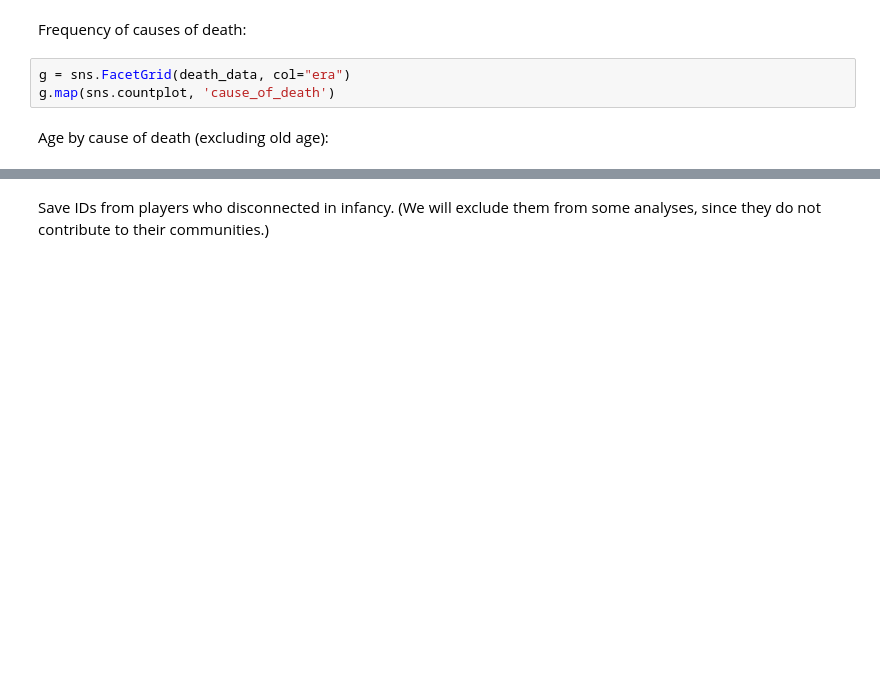
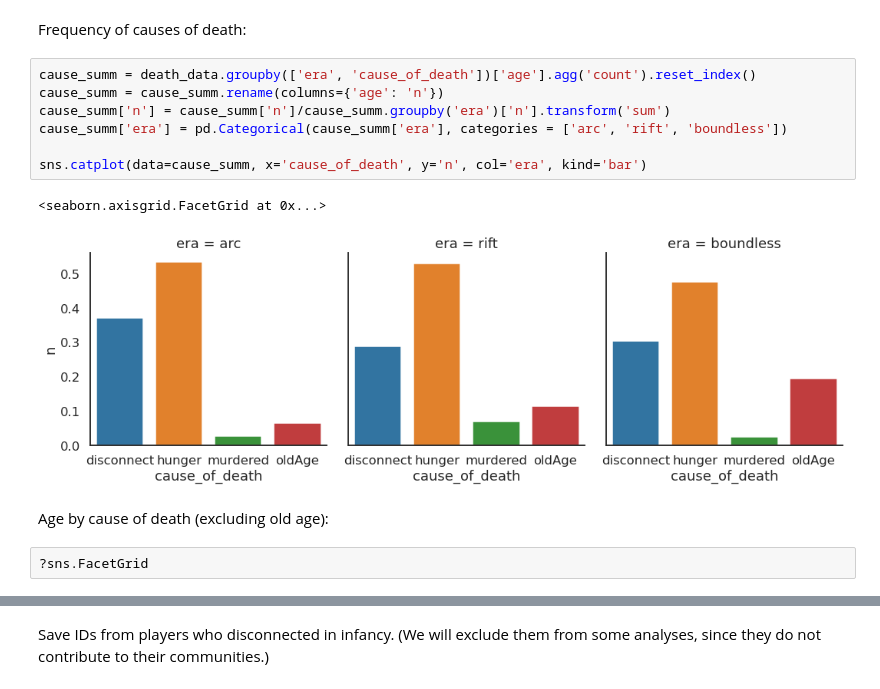
Before and after one commit to nataliavelez/OneHourOneLife, a Jupyter notebook: 2_demographics/2_3_census.ipynb, the cells around one changed output, grey strips where cells are left out. Cells and saved outputs as stored; diff of their text form; blank space fills up the shorter version.

```diff
--- a/2_demographics/2_3_census.ipynb
+++ b/2_demographics/2_3_census.ipynb
@@ -218,10 +220,19 @@ Plotting 2929785 deaths
 # %% [markdown]
 Frequency of causes of death:
-# %%
-g = sns.FacetGrid(death_data, col="era")
-g.map(sns.countplot, 'cause_of_death')
+# %%
+cause_summ = death_data.groupby(['era', 'cause_of_death'])['age'].agg('count').reset_index()
+cause_summ = cause_summ.rename(columns={'age': 'n'})
+cause_summ['n'] = cause_summ['n']/cause_summ.groupby('era')['n'].transform('sum')
+cause_summ['era'] = pd.Categorical(cause_summ['era'], categories = ['arc', 'rift', 'boundless'])
+
+sns.catplot(data=cause_summ, x='cause_of_death', y='n', col='era', kind='bar')
+# %% [output]
+<seaborn.axisgrid.FacetGrid at 0x...>
+[figure, added]
 # %% [markdown]
 Age by cause of death (excluding old age):
+# %%
+?sns.FacetGrid
 # %%
 nonold_death = death_data[~death_data['cause_of_death'].str.contains('oldAge')]
 
```
Also changed, not shown: parts of 7 cells of this notebook, 16 other files.
